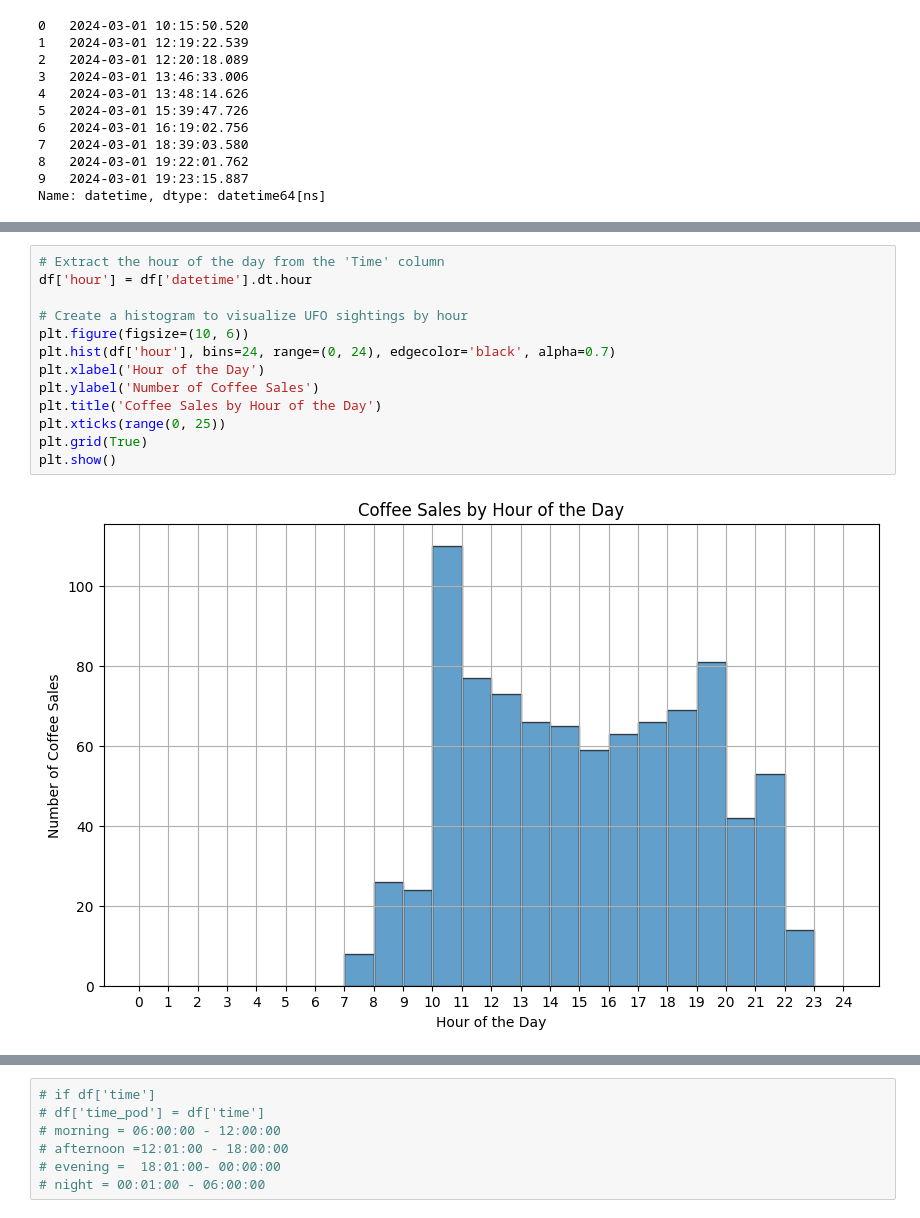
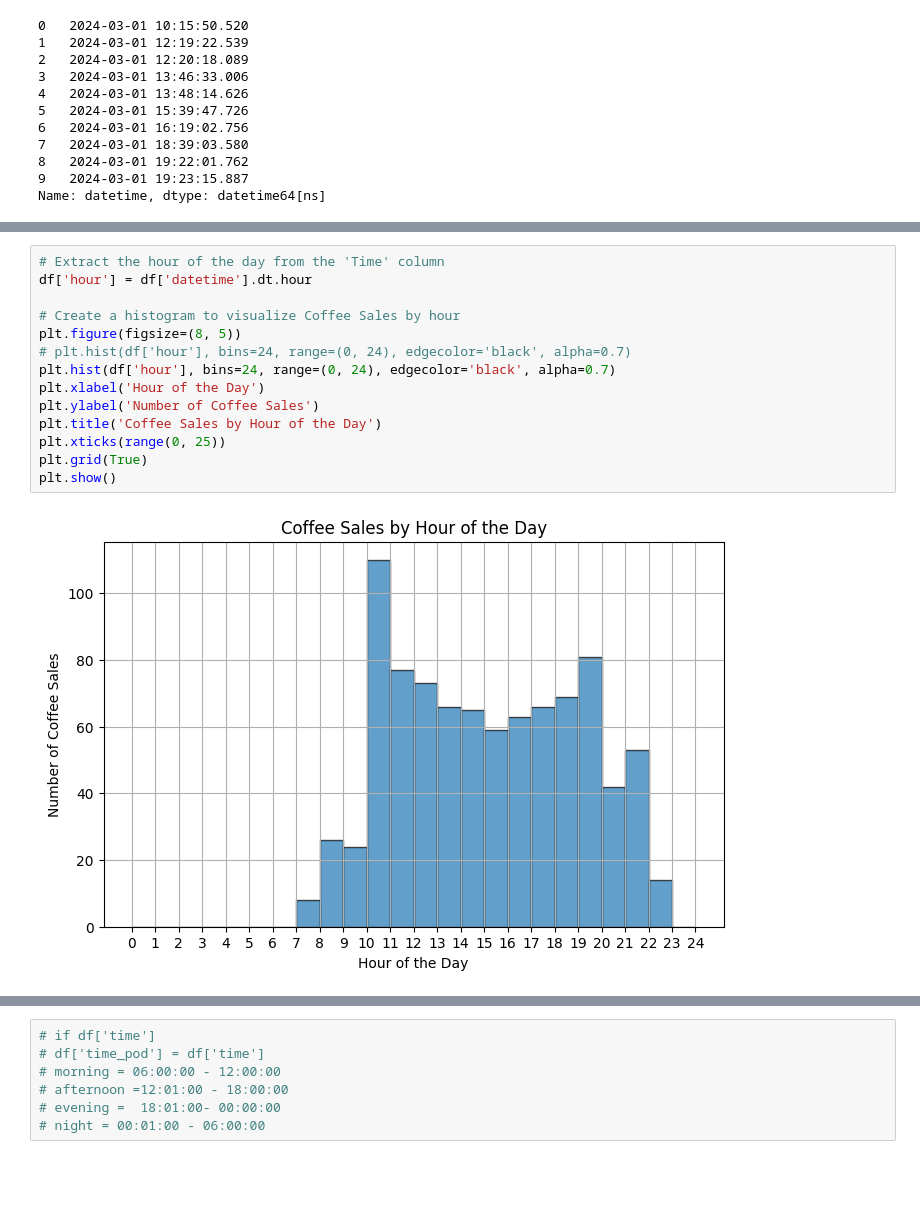
Before and after one commit to JoshuaFarara/KaggleWorld, a Jupyter notebook: notebooks/cofee_sales/coffee_sales_analyisis.ipynb, the cells around one changed output, grey strips where cells are left out. Cells and saved outputs as stored; diff of their text form; blank space fills up the shorter version.

```diff
--- a/notebooks/cofee_sales/coffee_sales_analyisis.ipynb
+++ b/notebooks/cofee_sales/coffee_sales_analyisis.ipynb
@@ -484,15 +535,16 @@ Name: datetime, dtype: datetime64[ns]
 # %%
 # Extract the hour of the day from the 'Time' column
 df['hour'] = df['datetime'].dt.hour
 
-# Create a histogram to visualize UFO sightings by hour
-plt.figure(figsize=(10, 6))
+# Create a histogram to visualize Coffee Sales by hour
+plt.figure(figsize=(8, 5))
+# plt.hist(df['hour'], bins=24, range=(0, 24), edgecolor='black', alpha=0.7)
 plt.hist(df['hour'], bins=24, range=(0, 24), edgecolor='black', alpha=0.7)
 plt.xlabel('Hour of the Day')
 plt.ylabel('Number of Coffee Sales')
 plt.title('Coffee Sales by Hour of the Day')
 plt.xticks(range(0, 25))
 plt.grid(True)
 plt.show()
 # %% [output]
-[figure, old version]
+[figure, new version]
```
Also changed, not shown: parts of 22 cells of this notebook.
